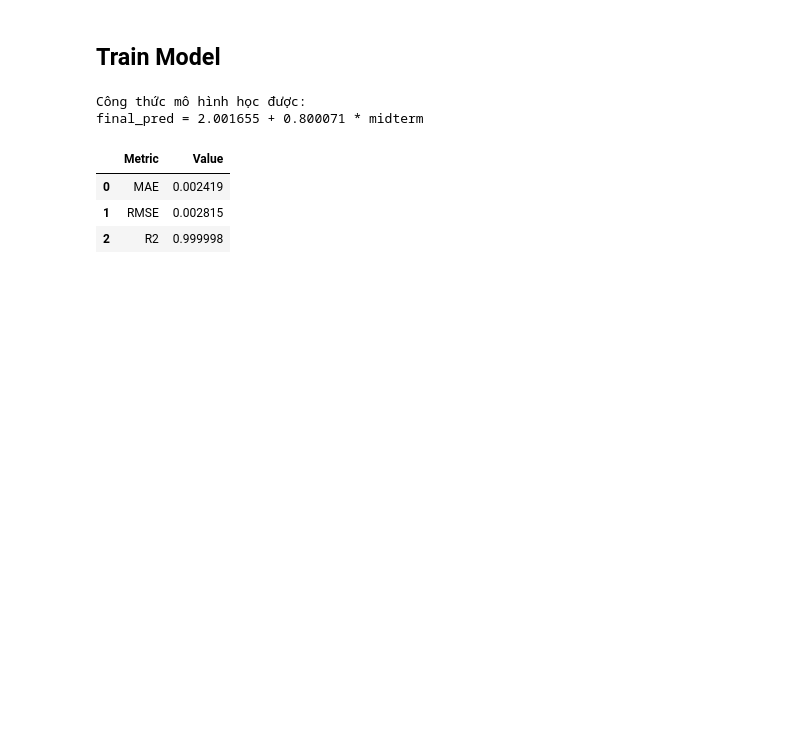
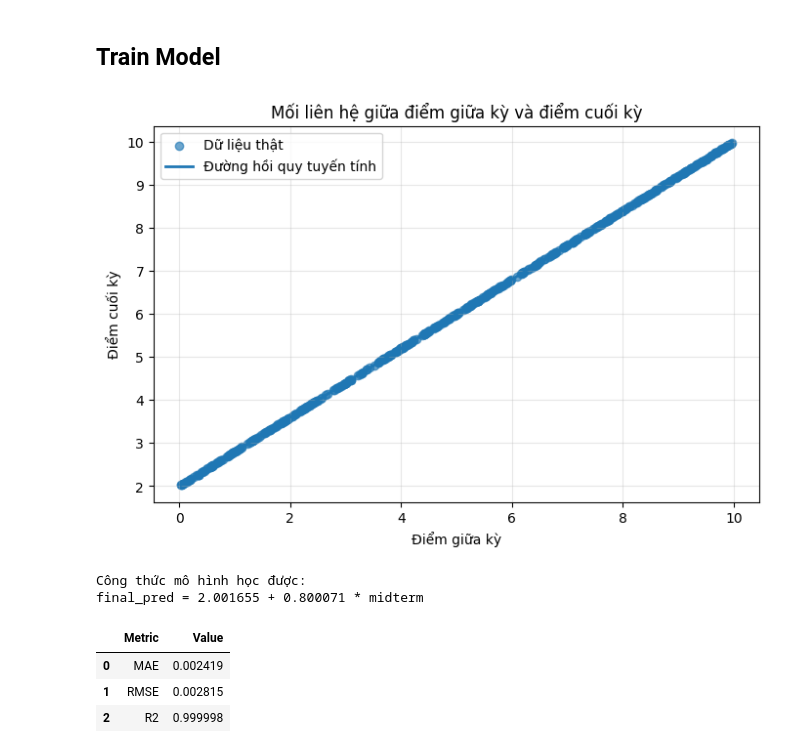
Before and after one commit to DuyNgBa/CS523-FinalScorePrediction, a Jupyter notebook: train.ipynb, the cells around one changed output. Cells and saved outputs as stored; diff of their text form; code cells hidden in the pictures; blank space fills up the shorter version.

```diff
--- a/train.ipynb
+++ b/train.ipynb
@@ -89,20 +89,59 @@ Hệ số tương quan Pearson giữa midterm và final: 0.999999
 # %%
 X = data[[feature_col]]
 y = data[target_col]
 
 X_train, X_test, y_train, y_test = train_test_split(X, y, test_size=0.2, random_state=42)
 
 model = LinearRegression()
 model.fit(X_train, y_train)
 
 y_pred = model.predict(X_test)
 
 b0 = float(model.intercept_)
 b1 = float(model.coef_[0])
 
+# Tạo các giá trị x liên tục từ min đến max của điểm giữa kỳ
+x_line = np.linspace(
+    data[feature_col].min(),
+    data[feature_col].max(),
+    200
+).reshape(-1, 1)
+
+# Dự đoán y tương ứng theo mô hình đã train
+y_line = model.predict(
+    pd.DataFrame(x_line, columns=[feature_col])
+)
+
+# Vẽ biểu đồ
+plt.figure(figsize=(8, 5))
+
+# Scatter plot dữ liệu thật
+plt.scatter(
+    data[feature_col],
+    data[target_col],
+    alpha=0.65,
+    label="Dữ liệu thật"
+)
+
+# Đường hồi quy tuyến tính
+plt.plot(
+    x_line,
+    y_line,
+    linewidth=2,
+    label="Đường hồi quy tuyến tính"
+)
+
+plt.xlabel("Điểm giữa kỳ")
+plt.ylabel("Điểm cuối kỳ")
+plt.title("Mối liên hệ giữa điểm giữa kỳ và điểm cuối kỳ")
+plt.legend()
+plt.grid(True, alpha=0.3)
+plt.show()
+
 print("Công thức mô hình học được: ")
 print(f"final_pred = {b0:.6f} + {b1:.6f} * midterm")
 # %% [output]
+[figure, added]
 Công thức mô hình học được:
 final_pred = 2.001655 + 0.800071 * midterm
 # %%
```
